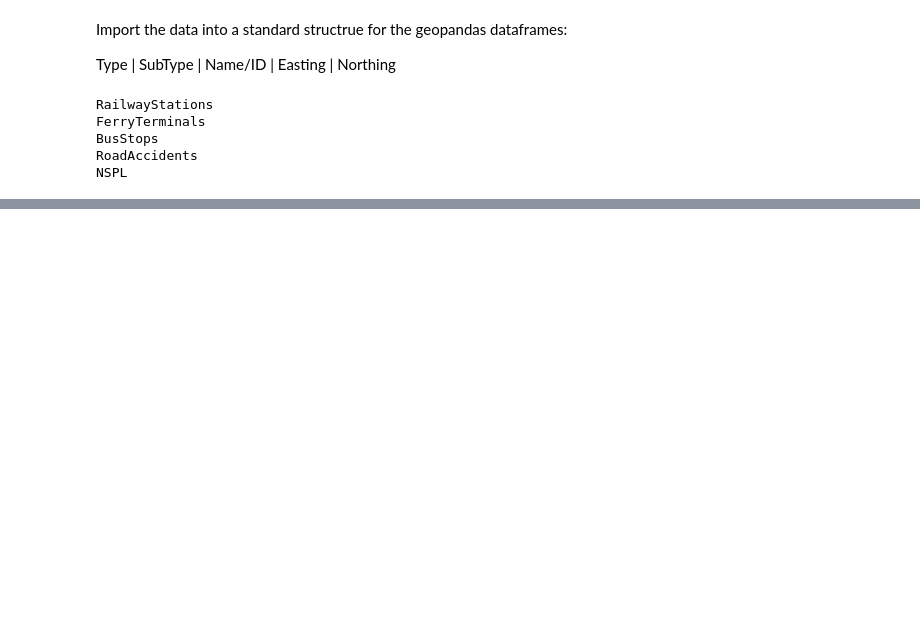
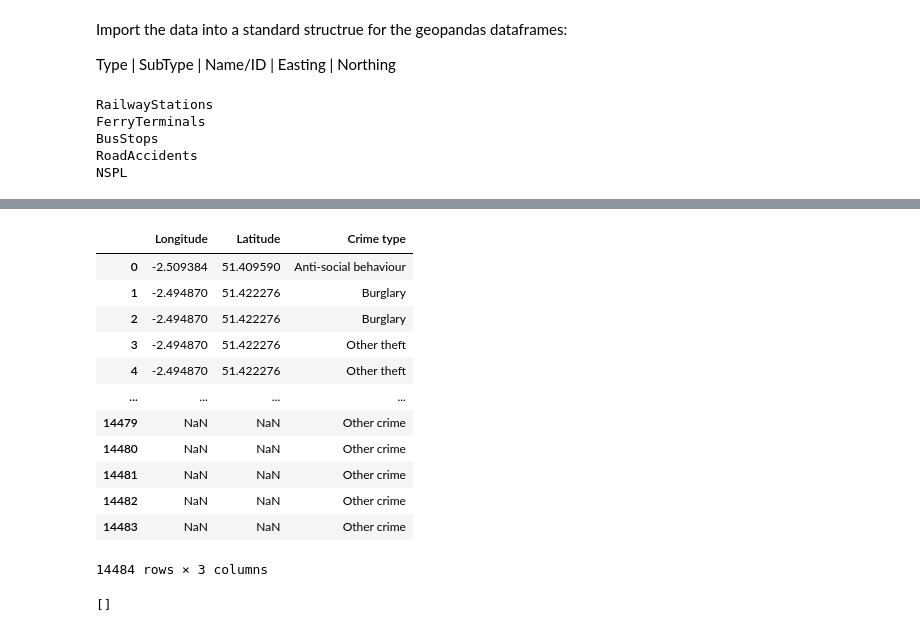
Before and after one commit to richardkappa/GeoData, a Jupyter notebook: 01_GetData.ipynb, the cells around one changed output, grey strips where cells are left out. Saved outputs shown, nothing was run; the diff lists cells and outputs as text; code cells hidden in the pictures; blank space fills up the shorter version.

```diff
--- a/01_GetData.ipynb
+++ b/01_GetData.ipynb
@@ -167,0 +154,22 @@ points_gdf = gpd.GeoDataFrame(Points_of_Interest.loc[:,["Type", "Name", "Details
+# %%
+usecols = ["Crime type", "Longitude", "Latitude"]
+in_dtypes = {"Crime type":"str", "Longitude":np.float64, "Latitude":np.float64}
+pd.read_csv(root_path+"PoliceData/2020-01/"+"2020-01-avon-and-somerset-street.csv", encoding = "ISO-8859-1", dtype=in_dtypes, usecols=usecols)
+# %% [output]
+|  | Longitude | Latitude | Crime type |
+| 0 | -2.509384 | 51.409590 | Anti-social behaviour |
+| 1 | -2.494870 | 51.422276 | Burglary |
+| 2 | -2.494870 | 51.422276 | Burglary |
+| 3 | -2.494870 | 51.422276 | Other theft |
+| 4 | -2.494870 | 51.422276 | Other theft |
+| ... | ... | ... | ... |
+| 14479 | NaN | NaN | Other crime |
+| 14480 | NaN | NaN | Other crime |
+| 14481 | NaN | NaN | Other crime |
+| 14482 | NaN | NaN | Other crime |
+| 14483 | NaN | NaN | Other crime |
+14484 rows × 3 columns
+# %%
+[[root_path + "PoliceData/" + str(i), NSUL_inputs] for i in os.listdir("D:/GeoData/PoliceData/") if "street.csv" in i]
+# %% [output]
+[]
```
Also changed, not shown: parts of 5 cells of this notebook.
